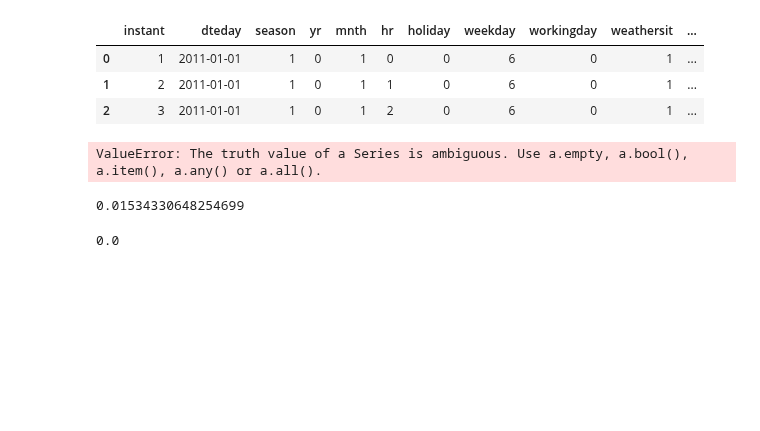
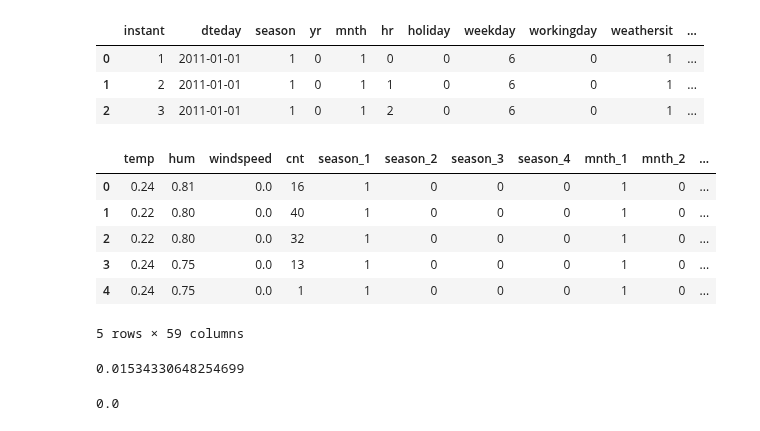
Before and after one commit to DJ1070/Bike-Sharing, a Jupyter notebook: ml_model2.ipynb, the cells around one changed output. Saved outputs shown, nothing was run; the diff lists cells and outputs as text; code cells hidden in the pictures; blank space fills up the shorter version.

```diff
--- a/ml_model2.ipynb
+++ b/ml_model2.ipynb
@@ -24,23 +25,25 @@ df.head(3)
 | 0 | 1 | 2011-01-01 | 1 | 0 | 1 | 0 | 0 | 6 | 0 | 1 | ... |
 | 1 | 2 | 2011-01-01 | 1 | 0 | 1 | 1 | 0 | 6 | 0 | 1 | ... |
 | 2 | 3 | 2011-01-01 | 1 | 0 | 1 | 2 | 0 | 6 | 0 | 1 | ... |
-# %%
-df.dteday = pd.to_datetime(df.dteday, yearfirst=True)
-df.dteday = df.dteday.apply(lambda x: x.toordinal())
-# %%
-for i in range(len(df.season)):
-    if df.season[i] == 1:
-        df['winter'].iloc[i] == 1
-        df['spring', 'summer', 'autumn'].iloc[i] = 0
-    elif df.season == 2:
-        df['spring'] = 1
-        df['winter', 'summer', 'autumn'] = 0
-    elif df.season == 3:
-        df['summer'] = 1
-        df['winter', 'spring', 'autumn'] = 0
-    elif df.season == 4:
-        df['autumn'] = 1
-        df['winter', 'spring', 'summer'] = 0
-# %% [output]
-ValueError: The truth value of a Series is ambiguous. Use a.empty, a.bool(), a.item(), a.any() or a.all().
+# %%
+df2 = df.drop(['instant', 'dteday', 'yr', 'atemp', 'casual', 'registered'], axis = 1)
+
+df.season = df.season.astype('category')
+df.mnth = df.mnth.astype('category')
+df.holiday = df.holiday.astype('category')
+df.weekday = df.weekday.astype('category')
+df.workingday = df.workingday.astype('category')
+df.weathersit = df.weathersit.astype('category')
+
+df2 = pd.get_dummies(df2)
+# %%
+df2.head()
+# %% [output]
+|  | temp | hum | windspeed | cnt | season_1 | season_2 | season_3 | season_4 | mnth_1 | mnth_2 | ... |
+| 0 | 0.24 | 0.81 | 0.0 | 16 | 1 | 0 | 0 | 0 | 1 | 0 | ... |
+| 1 | 0.22 | 0.80 | 0.0 | 40 | 1 | 0 | 0 | 0 | 1 | 0 | ... |
+| 2 | 0.22 | 0.80 | 0.0 | 32 | 1 | 0 | 0 | 0 | 1 | 0 | ... |
+| 3 | 0.24 | 0.75 | 0.0 | 13 | 1 | 0 | 0 | 0 | 1 | 0 | ... |
+| 4 | 0.24 | 0.75 | 0.0 | 1 | 1 | 0 | 0 | 0 | 1 | 0 | ... |
+5 rows × 59 columns
 # %%
```
Also changed, not shown: parts of 4 cells of this notebook.
